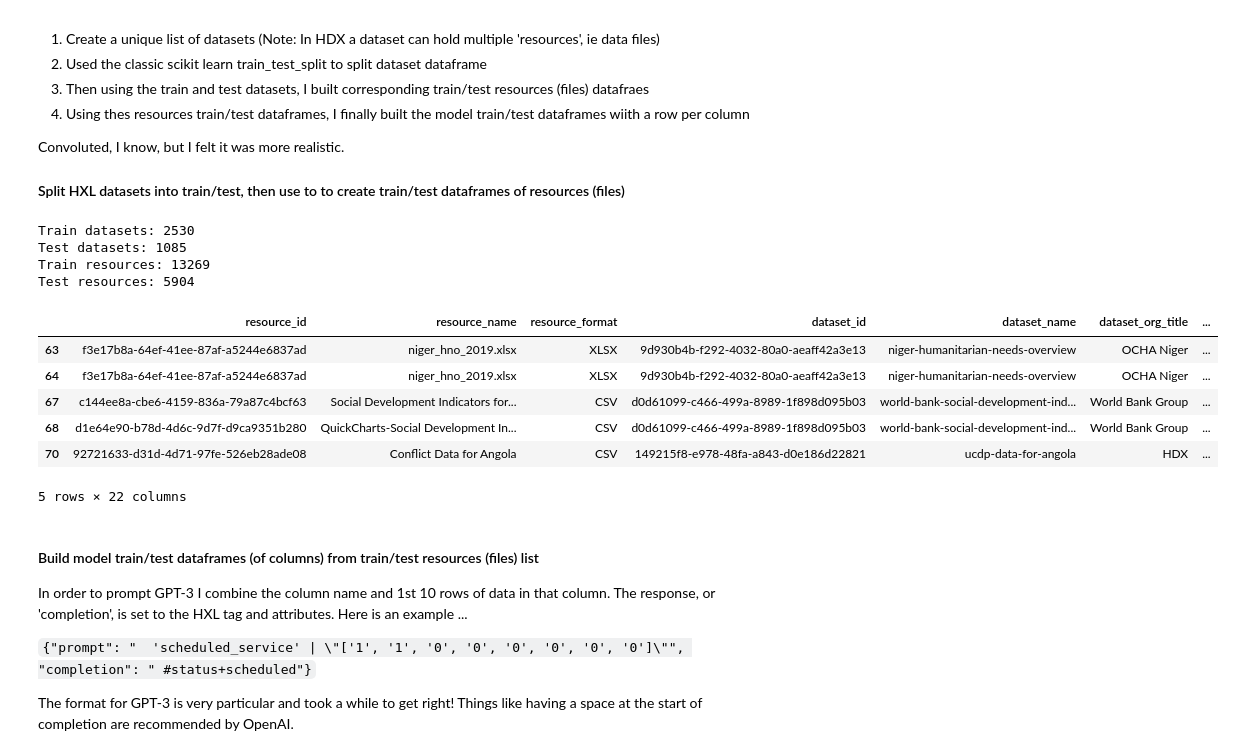
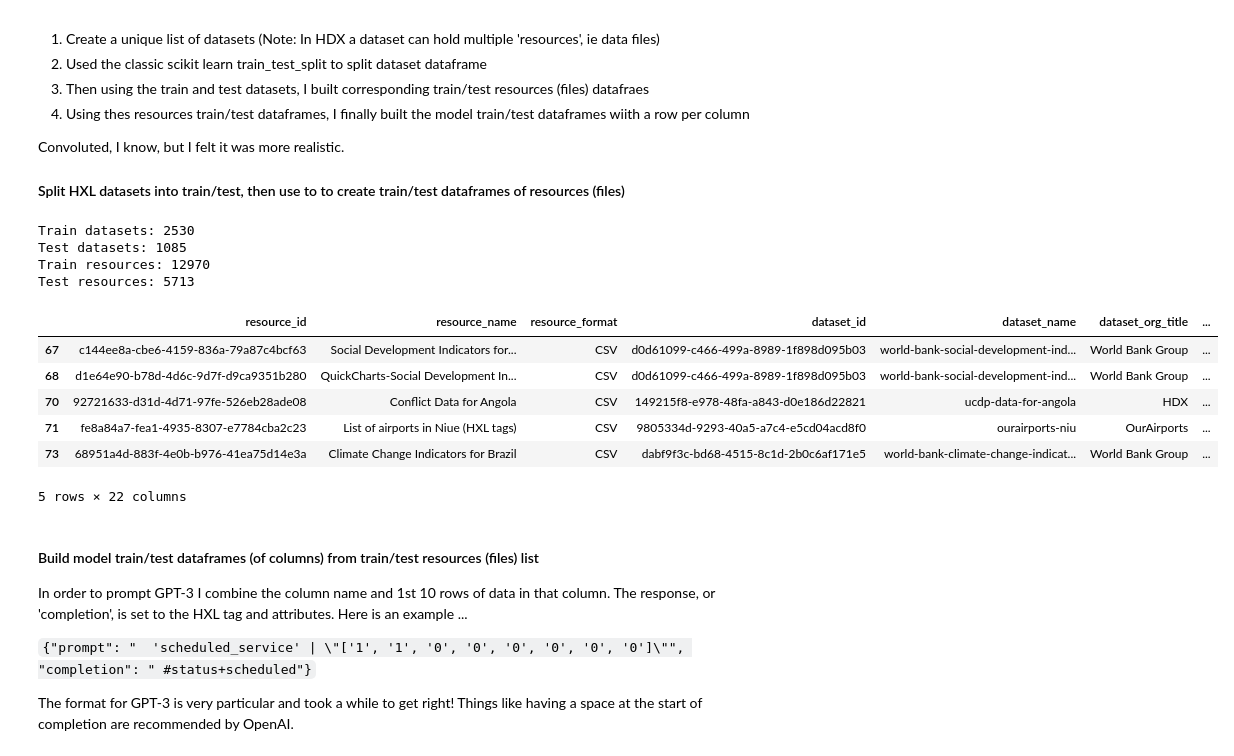
Before and after one commit to datakind/gpt-3-meta-data-discovery, a Jupyter notebook: hdx_gpt-3_tag_prediction.ipynb, the cells around one changed output. Saved outputs shown, nothing was run; the diff lists cells and outputs as text; code cells hidden in the pictures.

```diff
--- a/hdx_gpt-3_tag_prediction.ipynb
+++ b/hdx_gpt-3_tag_prediction.ipynb
@@ -745,40 +745,45 @@ hdx_datasets = hdx_datasets.drop_duplicates(subset=["id"])
 X_train_datasets, X_test_datasets = train_test_split(
     hdx_datasets, test_size=0.3, random_state=42
 )
 
 print(f"Train datasets: {len(X_train_datasets)}")
 print(f"Test datasets: {len(X_test_datasets)}")
 
 X_train_resources = []
 X_test_resources = []
 for row, data in hxl_resources_data_details.iterrows():
     if data["dataset"]["id"] in X_train_datasets["id"].values:
         X_train_resources.append(data)
     else:
         X_test_resources.append(data)
 
 X_train_resources = pd.DataFrame(X_train_resources)
 X_test_resources = pd.DataFrame(X_test_resources)
 
 # Now lets prune resources which don't have HDX headers. Even though our search was for 'HXL', not all resources have HXL headers
 X_train_resources = X_train_resources.loc[X_train_resources["has_hxl_header"] == True]
 X_test_resources = X_test_resources.loc[X_test_resources["has_hxl_header"] == True]
 
+# To be similiar with previous prediction studies, we'll only use CSV which are generally cleaner on HDX because they
+# don't have a lot of random tabs
+X_train_resources = X_train_resources.loc[X_train_resources["resource_format"] == "CSV"]
+X_test_resources = X_test_resources.loc[X_test_resources["resource_format"] == "CSV"]
+
 print(f"Train resources: {len(X_train_resources)}")
 print(f"Test resources: {len(X_test_resources)}")
 
 display(X_train_resources.head())
 # %% [output]
 Train datasets: 2530
 Test datasets: 1085
-Train resources: 13269
-Test resources: 5904
+Train resources: 12970
+Test resources: 5713
 |  | resource_id | resource_name | resource_format | dataset_id | dataset_name | dataset_org_title | ... |
-| 63 | f3e17b8a-64ef-41ee-87af-a5244e6837ad | niger_hno_2019.xlsx | XLSX | 9d930b4b-f292-4032-80a0-aeaff42a3e13 | niger-humanitarian-needs-overview | OCHA Niger | ... |
-| 64 | f3e17b8a-64ef-41ee-87af-a5244e6837ad | niger_hno_2019.xlsx | XLSX | 9d930b4b-f292-4032-80a0-aeaff42a3e13 | niger-humanitarian-needs-overview | OCHA Niger | ... |
 | 67 | c144ee8a-cbe6-4159-836a-79a87c4bcf63 | Social Development Indicators for... | CSV | d0d61099-c466-499a-8989-1f898d095b03 | world-bank-social-development-ind... | World Bank Group | ... |
 | 68 | d1e64e90-b78d-4d6c-9d7f-d9ca9351b280 | QuickCharts-Social Development In... | CSV | d0d61099-c466-499a-8989-1f898d095b03 | world-bank-social-development-ind... | World Bank Group | ... |
 | 70 | 92721633-d31d-4d71-97fe-526eb28ade08 | Conflict Data for Angola | CSV | 149215f8-e978-48fa-a843-d0e186d22821 | ucdp-data-for-angola | HDX | ... |
+| 71 | fe8a84a7-fea1-4935-8307-e7784cba2c23 | List of airports in Niue (HXL tags) | CSV | 9805334d-9293-40a5-a7c4-e5cd04acd8f0 | ourairports-niu | OurAirports | ... |
+| 73 | 68951a4d-883f-4e0b-b976-41ea75d14e3a | Climate Change Indicators for Brazil | CSV | dabf9f3c-bd68-4515-8c1d-2b0c6af171e5 | world-bank-climate-change-indicat... | World Bank Group | ... |
 5 rows × 22 columns
 # %% [markdown]
 #### Build model train/test dataframes (of columns) from train/test resources (files) list
```
Also changed, not shown: parts of 16 cells of this notebook.
